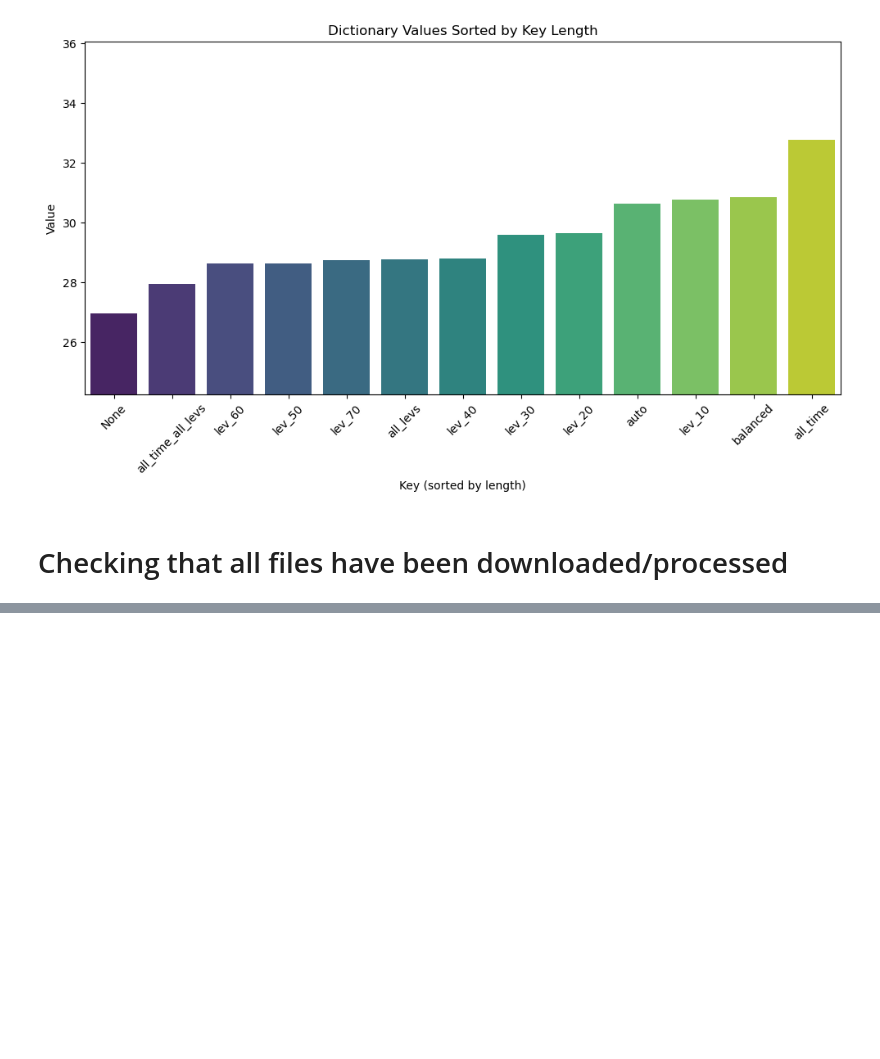
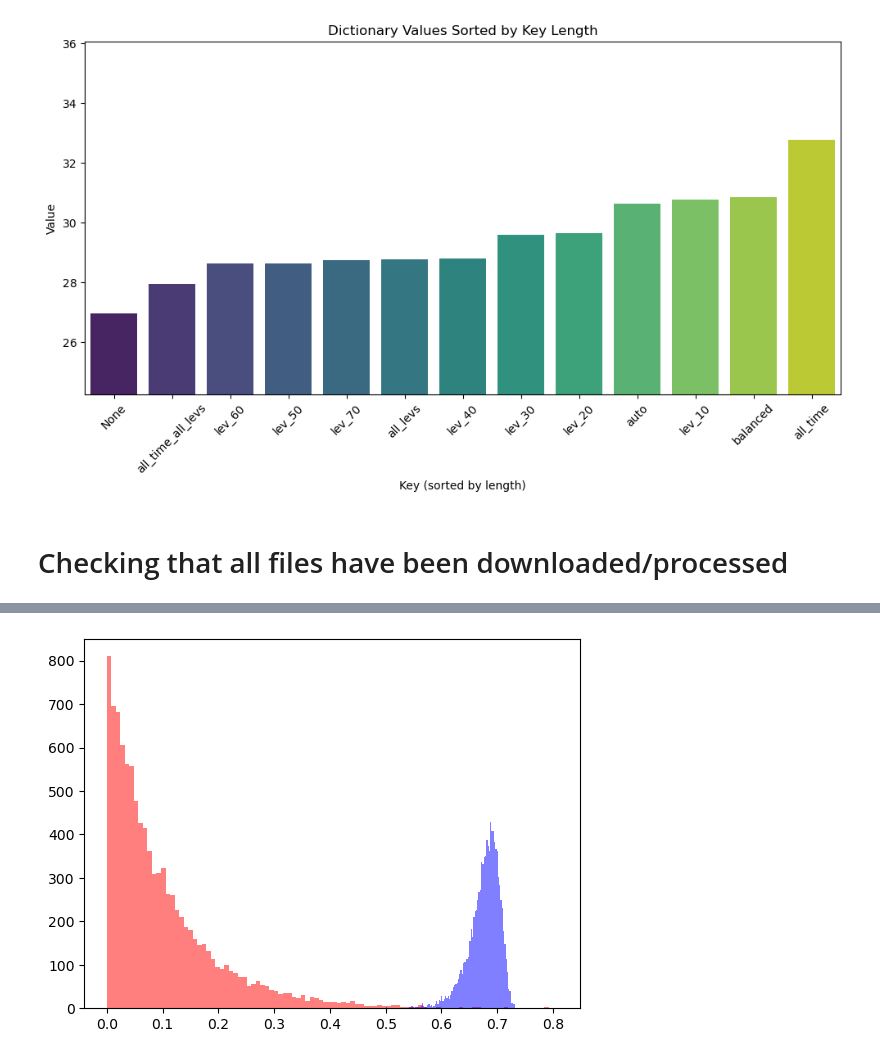
Before and after one commit to orlando-code/cmipper, a Jupyter notebook: notebooks/dev/esgpull_integration.ipynb, the cells around one changed output, grey strips where cells are left out. Cells and saved outputs as stored; diff of their text form; code cells hidden in the pictures; blank space fills up the shorter version.

```diff
--- a/notebooks/dev/esgpull_integration.ipynb
+++ b/notebooks/dev/esgpull_integration.ipynb
@@ -567,0 +605,22 @@ Mismatched file counts found:
+# %%
+import numpy as np
+
+def inverse_log_transform_y(transformed_y):
+    """
+    Reverses the log transformation applied to the target data.
+
+    Parameters:
+        transformed_y (array-like): The log-transformed target data, assumed to be the result of log(y / (1 - y)).
+
+    Returns:
+        original_y (array-like): The original target data, scaled between 0 and 1.
+    """
+    # Apply the inverse of the log transformation (logistic function)
+    original_y = 1 / (1 + np.exp(-transformed_y))
+
+    return original_y
+
+plt.hist(y, alpha=0.5, bins=100, color="r");
+plt.hist(inverse_log_transform_y(log_transform_y(y)), alpha=0.5, bins=100, color="b");
+# %% [output]
+[figure, added]
```
Also changed, not shown: parts of 6 cells of this notebook, 9 other files.
